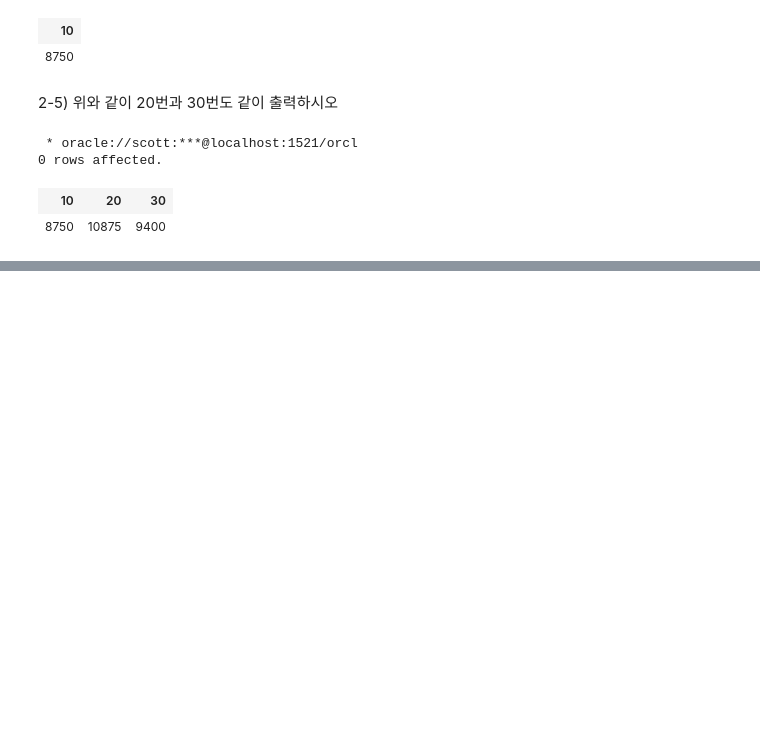
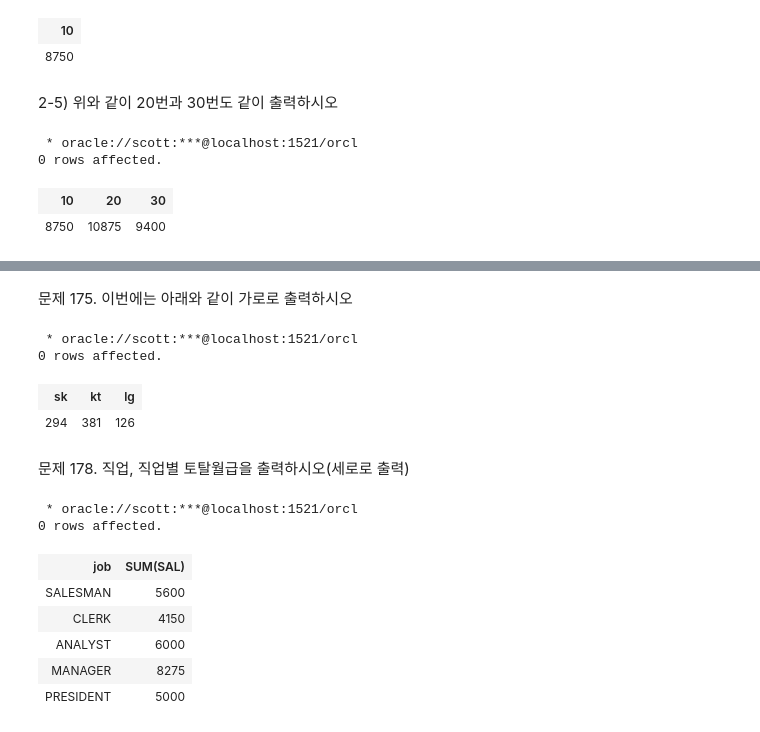
Before and after one commit to unknown-jun/Oracle_SQL, a Jupyter notebook: Part 2_9. 데이터 분석함수.ipynb, the cells around one changed output, grey strips where cells are left out. Saved outputs shown, nothing was run; the diff lists cells and outputs as text; code cells hidden in the pictures; blank space fills up the shorter version.

```diff
--- a/Part 2_9. 데이터 분석함수.ipynb
+++ b/Part 2_9. 데이터 분석함수.ipynb
@@ -825,0 +841,31 @@ select
+# %% [markdown]
+문제 175. 이번에는 아래와 같이 가로로 출력하시오
+# %%
+%%sql
+
+select sum(decode(telecom, 'sk', age)) as sk,
+       sum(decode(telecom, 'kt', age)) as kt,
+       sum(decode(telecom, 'lg', age)) as lg
+    from emp12
+# %% [output]
+ * oracle://scott:***@localhost:1521/orcl
+0 rows affected.
+| sk | kt | lg |
+| 294 | 381 | 126 |
+# %% [markdown]
+문제 178. 직업, 직업별 토탈월급을 출력하시오(세로로 출력)
+# %%
+%%sql
+
+select job, sum(sal)
+    from emp
+    group by job
+# %% [output]
+ * oracle://scott:***@localhost:1521/orcl
+0 rows affected.
+| job | SUM(SAL) |
+| SALESMAN | 5600 |
+| CLERK | 4150 |
+| ANALYST | 6000 |
+| MANAGER | 8275 |
+| PRESIDENT | 5000 |
```
Also changed, not shown: parts of 14 cells of this notebook.
